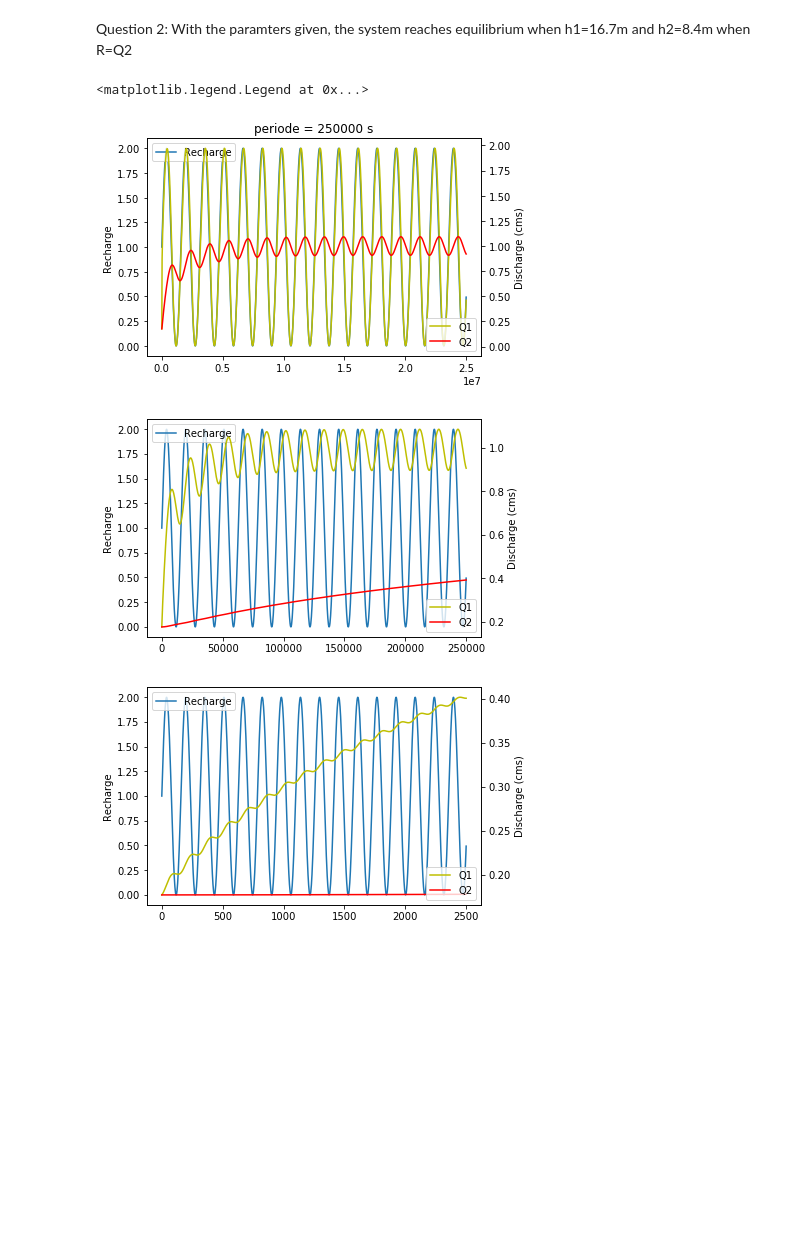
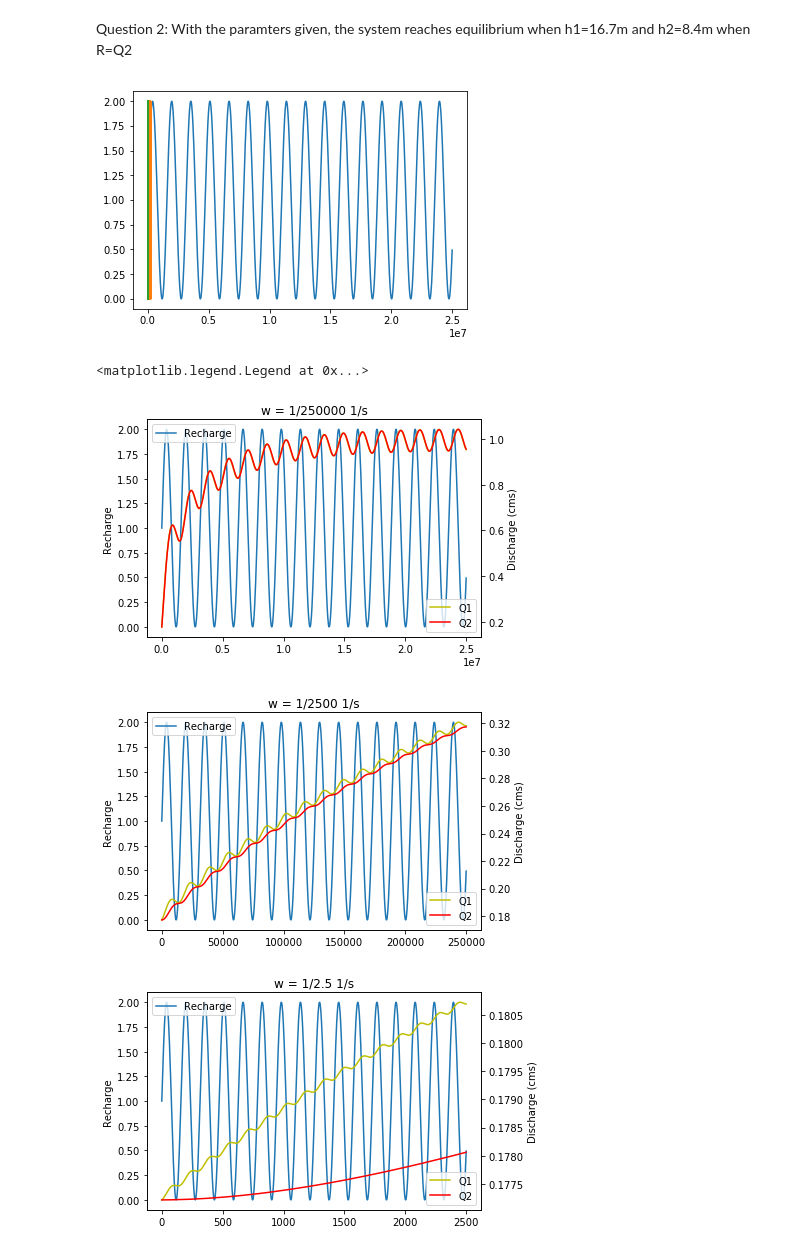
Before and after one commit to cctrunz/mathmodelling, a Jupyter notebook: Homework3_coupled reservoir model goodversion.ipynb, the cells around one changed output. Cells and saved outputs as stored; diff of their text form; code cells hidden in the pictures; blank space fills up the shorter version.

```diff
--- a/Homework3_coupled reservoir model goodversion.ipynb
+++ b/Homework3_coupled reservoir model goodversion.ipynb
@@ -81,10 +80,10 @@ g=9.8 #m^2/s
 # Define parameters
 D_h1 = 0.5 #m
 D_h2 = 0.5 #m
-#A_R1 = 5000. #m^2
-#A_R2 = 50. #m^2
-A_R1 = 50. #m^2
-A_R2 = 5000. #m^2
+A_R1 = 5000. #m^2
+A_R2 = 50. #m^2
+#A_R1 = 50. #m^2
+#A_R2 = 5000. #m^2
 L1 = 1000. #m
 L2 = 1000.
 f1 = 0.1 #unitless
@@ -115,9 +114,7 @@ def dh_dt_R(F_h, time, F_Ac1,F_Ac2, F_Cf1, F_Cf2, F_AR1, F_AR2, F_w):
     return ((fR_t - fQ1)/F_AR1, (fQ1 - fQ2)/F_AR2)
 
 #t = linspace(0,10000000,100000) # time at which we want the solution
-Pa = 1./wa
-Pb = 1./wb
-Pc = 1./wc
+
 
 # Define timestep
 tstepa = 1000
@@ -126,6 +123,9 @@ tstepc = 1000
 ta = linspace(0,(100.*Pa),tstepa)
 tb = linspace(0,(100.*Pb),tstepb)
 tc = linspace(0,(100.*Pc),tstepc)
+Pa = 1./wa
+Pb = 1./wb
+Pc = 1./wc
 
 
 resultata = odeint(dh_dt_R, heq, ta, args=(A_c1,A_c2, C_f1, C_f2, A_R1, A_R2, wa))
@@ -152,9 +152,16 @@ Q1c = A_c1*sqrt(2.*g*abs(h1c-h2c)/C_f1)
 Q2c = A_c2*sqrt(2.*g*abs(h2c)/C_f2)
 Rc = sin(wc*tc)+1.
 
+
+plot(ta, Ra)
+plot(tb, Rb)
+plot(tc, Rc)
+show()
+
 ###############
 fig, ax1 = plt.subplots()
 ax2 = ax1.twinx()
+title('w = 1/250000 1/s')
 
 ax1.plot(ta, Ra, label = 'Recharge')
 ax2.plot(ta, Q1a, label = "Q1", color='y')
@@ -168,41 +175,43 @@ ax2.set_ylabel('Discharge (cms)')
 
 ax1.legend(loc ='upper left')
 ax2.legend(loc ='lower right')
-title('periode = 250000 s')
+
 
 #################
 fig, ax1 = plt.subplots()
 ax2 = ax1.twinx()
+title('w = 1/2500 1/s')
 
 ax1.plot(tb, Rb, label = 'Recharge')
 ax2.plot(tb, Q1b, label = "Q1", color='y')
 ax2.plot(tb, Q2b, label = "Q2", color='r')
 
 ax1.set_ylabel('Recharge')
 ax2.set_xlabel('Time (seconds)')
 ax2.set_ylabel('Discharge (cms)')
 
 ax1.legend(loc ='upper left')
 ax2.legend(loc ='lower right')
 
 #################
 fig, ax1 = plt.subplots()
 ax2 = ax1.twinx()
-
-
+title('w = 1/2.5 1/s')
+ylabel('seconds')
 ax1.plot(tc, Rc, label = 'Recharge')
 ax2.plot(tc, Q1c, label = "Q1", color='y')
 ax2.plot(tc, Q2c, label = "Q2", color='r')
 
 
 ax1.set_ylabel('Recharge')
 ax2.set_xlabel('Time (seconds)')
 ax2.set_ylabel('Discharge (cms)')
 
 ax1.legend(loc ='upper left')
 ax2.legend(loc ='lower right')
 # %% [output]
+[figure, new version]
 <matplotlib.legend.Legend at 0x...>
-[figure, old version]
-[figure, old version]
+[figure, new version]
-[figure, old version]
+[figure, new version]
+[figure, added]
```
Also changed, not shown: parts of 6 cells of this notebook.
